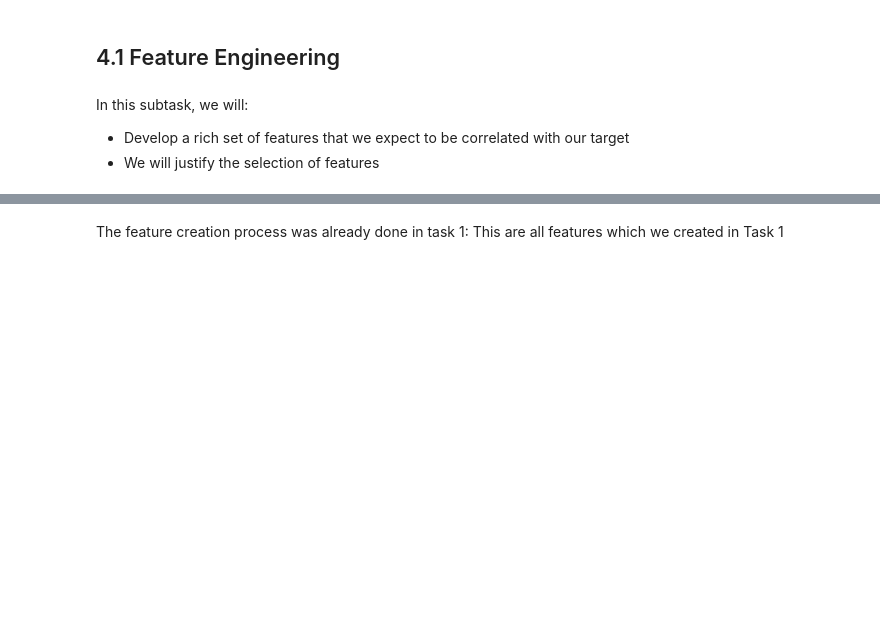
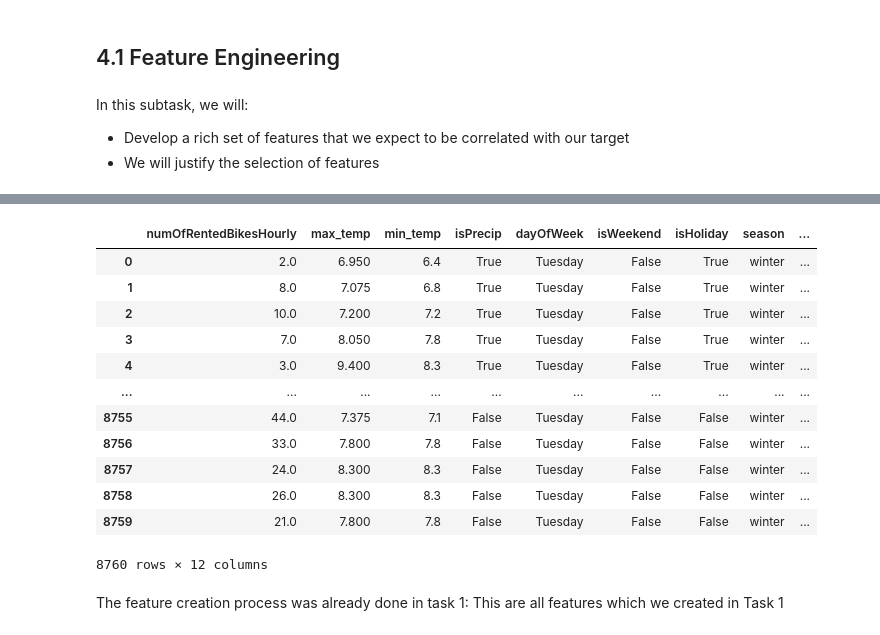
Before and after one commit to Hannah2800/AA_2022_PythonPandas, a Jupyter notebook: Task 4 - Predictive Analytics.ipynb, the cells around one changed output, grey strips where cells are left out. Drawn from its saved outputs; the diff is of its cells as text; code cells hidden in the pictures; blank space fills up the shorter version.

```diff
--- a/Task 4 - Predictive Analytics.ipynb
+++ b/Task 4 - Predictive Analytics.ipynb
@@ -104,0 +169,2 @@ dfPhiladelphia
+# %%
+dfPhiladelphia["isWeekend"] = dfPhiladelphia["dayOfWeek"].map(isWeekend)
@@ -104,0 +183,2 @@ dfPhiladelphia
+# %%
+dfPhiladelphia = dfPhiladelphia.assign(isHoliday=lambda x: x["date_time"].dt.date.apply(lambda h: h in us_holidays))
@@ -104,0 +187,24 @@ dfPhiladelphia
+# %%
+# Returns the day of the year
+def day_match(ts):
+    return pd.Period(ts, freq='D').day_of_year
+
+#seasons = {'spring': (start='2019-03-20', end='2019-06-20'),
+#           'summer': (start='2019/06/21', end='2019/09/22'),
+#           'autumn': (start='2019/09/23', end='2019/12/21'),
+#           'winter': rest}
+
+# Create Array to map days to seasons (1 - 4)
+seasons = ['winter' for i in range(0,78)]
+seasons.extend('spring' for i in range(0,93))
+seasons.extend('summer' for i in range(0,94))
+seasons.extend('autumn' for i in range(0,90))
+seasons.extend('winter' for i in range(0,10))
+
+# Create dictionary for lambda expression
+day_to_season = {}
+for i in range(0,365):
+    day_to_season[i+1] = seasons[i]
+
+# Map start_date to day of the year (day_match) and afterwards map this to seasonnames (day_to_season)
+dfPhiladelphia["season"] = dfPhiladelphia["date_time"].map(day_match).map(day_to_season)
@@ -104,0 +228,10 @@ dfPhiladelphia
+# %%
+# Create feature isRushour
+def isRushhour(time):
+    if (time in [7,8,9,16,17,18,19]):
+        return True
+    else:
+        return False
+
+dfPhiladelphia['isRushhour'] = dfPhiladelphia['date_time'].dt.hour.apply(lambda x:isRushhour(x))
+dfPhiladelphia.head()
@@ -104,0 +261,20 @@ dfPhiladelphia
+# %%
+dfPhiladelphia['start_day'] = dfPhiladelphia['date_time'].dt.day
+dfPhiladelphia['start_month'] = dfPhiladelphia['date_time'].dt.month
+dfPhiladelphia['start_time_hourly'] = dfPhiladelphia['date_time'].dt.hour
+dfPhiladelphia.drop(columns = ['date_time'], inplace = True)
+dfPhiladelphia
+# %% [output]
+|  | numOfRentedBikesHourly | max_temp | min_temp | isPrecip | dayOfWeek | isWeekend | isHoliday | season | ... |
+| 0 | 2.0 | 6.950 | 6.4 | True | Tuesday | False | True | winter | ... |
+| 1 | 8.0 | 7.075 | 6.8 | True | Tuesday | False | True | winter | ... |
+| 2 | 10.0 | 7.200 | 7.2 | True | Tuesday | False | True | winter | ... |
+| 3 | 7.0 | 8.050 | 7.8 | True | Tuesday | False | True | winter | ... |
+| 4 | 3.0 | 9.400 | 8.3 | True | Tuesday | False | True | winter | ... |
+| ... | ... | ... | ... | ... | ... | ... | ... | ... | ... |
+| 8755 | 44.0 | 7.375 | 7.1 | False | Tuesday | False | False | winter | ... |
+| 8756 | 33.0 | 7.800 | 7.8 | False | Tuesday | False | False | winter | ... |
+| 8757 | 24.0 | 8.300 | 8.3 | False | Tuesday | False | False | winter | ... |
+| 8758 | 26.0 | 8.300 | 8.3 | False | Tuesday | False | False | winter | ... |
+| 8759 | 21.0 | 7.800 | 7.8 | False | Tuesday | False | False | winter | ... |
+8760 rows × 12 columns
```
Also changed, not shown: parts of 76 cells of this notebook, 2 other files.
